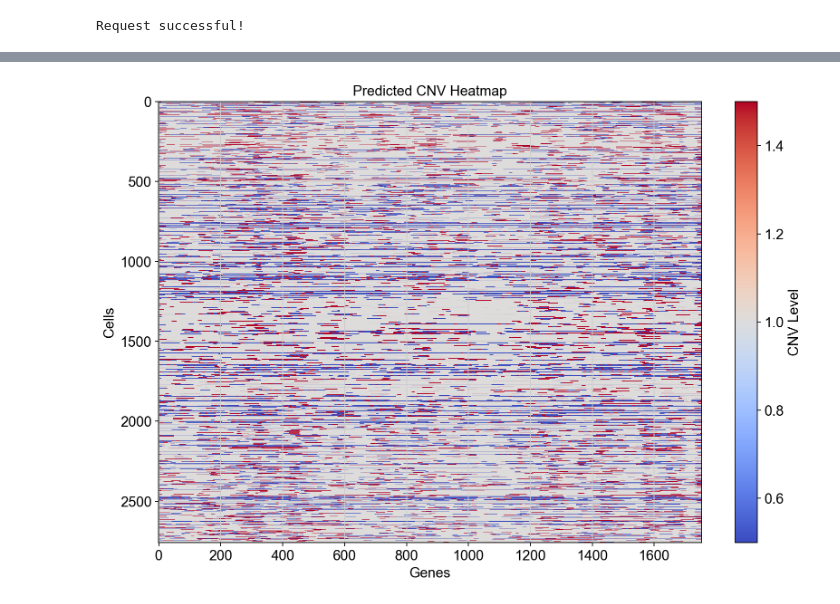
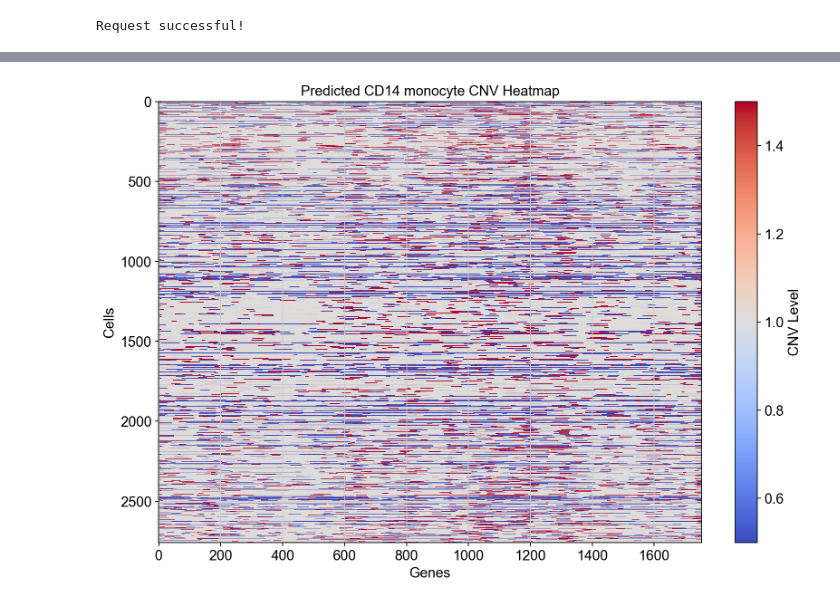
Before and after one commit to bly2/CSCB-2025-Final, a Jupyter notebook: infercnv_main.ipynb, the cells around one changed output, grey strips where cells are left out. Saved outputs shown, nothing was run; the diff lists cells and outputs as text; code cells hidden in the pictures.

```diff
--- a/infercnv_main.ipynb
+++ b/infercnv_main.ipynb
@@ -38,4 +49 @@ sc.pl.umap(adata, color='cell_type')
-# %%
-# Sort adata by chromosome and start position
-adata = adata[:,adata.var.sort_values(by=['chromosome','start']).index].copy()
 # %%
@@ -60,94 +62,4 @@ cnv_plots(adata[adata.obs['predicted_diploid']=='aneuploid'],annotation='cell_ty
 # %%
-# Approach similar to 3-state Hidden Markov Model used by the R version of InferCNV to detect genomic regions
-
-# Prepare your transition matrix and emission probabilities (mean, variance)
-# Transition matrix (3x3) for states: Deletion (0.5), Neutral (1), Amplification (1.5)
-# The transition matrix defines the probability of moving from one state to another. Here, the states are:
-# 0 (Deletion), 1 (Neutral), and 2 (Amplification). The values indicate the transition probabilities between these states.
-
-transition_matrix = np.array([
-    [1 - 5 * 0.000001, 0.000001, 0.000001],  # Transition probabilities for state 0 (Deletion)
-    [0.000001, 1 - 5 * 0.000001, 0.000001],  # Transition probabilities for state 1 (Neutral)
-    [0.000001, 0.000001, 1 - 5 * 0.000001]   # Transition probabilities for state 2 (Amplification)
-])
-
-# Mean expression values for each state (Deletion, Neutral, Amplification)
-means = np.array([0.5, 1.0, 1.5])  # These are the expected values for each state
-
-# Covariance values for each state, ensuring they are at least 1e-6 to avoid numerical issues
-covariances = np.maximum(np.array([[0.1], [0.1], [0.1]]), 1e-6)
-
-# Create the HMM model using GaussianHMM from the hmmlearn library
-adata_cells = adata[adata.obs['cell_type'] == 'CD14 monocyte']  # Select cells of type 'CD14 monocyte'
-diploid_mask = adata_cells.obs['predicted_diploid'] == 'diploid'  # Mask for diploid cells
-aneuploid_mask = adata_cells.obs['predicted_diploid'] == 'aneuploid'  # Mask for aneuploid cells
-
-exp_all = adata_cells.X.toarray()  # Get expression data for all cells
-
-# Compute the diploid reference profile by averaging the expression of diploid cells
-ref_profile = exp_all[diploid_mask].mean(axis=0)
-
-# Get expression data for aneuploid cells over the background reference
-expX = np.log1p(exp_all[aneuploid_mask] / (ref_profile + 1e-6))
-
-# Initialize the Hidden Markov Model (HMM) with 3 states (Deletion, Neutral, Amplification)
-model = hmm.GaussianHMM(n_components=3, covariance_type="diag", init_params="")
-
-# Initialize the starting probabilities for each state. Here, all states have equal probability to start with.
-model.startprob_ = np.array([1/3, 1/3, 1/3])
-
-# Set the transition matrix and emission probabilities (means and covariances) for the model
-model.transmat_ = transition_matrix
-model.means_ = means.reshape(-1, 1)  # Reshape means to match HMM expectations
-model.covars_ = covariances  # Set covariances for the states
-
-# Prepare lists to store the predicted CNV levels and states for each cell
-cnv_states_all = []
-predicted_cnv_all = []
-
-# Define CNV levels based on the hidden states: 0 -> Deletion, 1 -> Neutral, 2 -> Amplification
-cnv_levels = {0: 0.5, 1: 1.0, 2: 1.5}
-
-# Compute the mean expression across genes (used to filter out low-mean genes)
-gene_means = np.mean(expX, axis=0)
-
-# Select genes that have a mean expression greater than 0.4
-genes_to_keep = gene_means > 0.5
-expX = expX[:, genes_to_keep]
-
-# Recompute gene means after filtering
-gene_means = np.mean(expX, axis=0) + 1e-6  # Add a small epsilon to avoid division by zero
-
-# Normalize the expression data by dividing by the gene means
-expX = expX / gene_means
-
-# adata to keep track of gene order
-adata_filtered = adata_cells[aneuploid_mask].copy()
-adata_filtered = adata_filtered[:,genes_to_keep]
-
-# Iterate through each cell's expression data and predict the CNV states using the HMM model
-for cell_expr in expX:
-    cell_expr = cell_expr.reshape(-1, 1)  # Reshape for HMM input (each cell's data is one sample)
-    hidden_states = model.predict(cell_expr)  # Predict the hidden states (CNV states) for the cell
-    predicted_cnv = np.array([cnv_levels[state] for state in hidden_states])  # Map states to CNV levels
-    predicted_cnv_all.append(predicted_cnv)  # Store the predicted CNV levels for this cell
-    cnv_states_all.append(hidden_states)  # Store the predicted hidden states for this cell
-
-# Convert the list of predicted CNV levels to a numpy array
-predicted_cnv_all = np.array(predicted_cnv_all)
-
-# Plot a heatmap showing the predicted CNV levels across cells and genes
-plt.figure(figsize=(12, 8))
-plt.imshow(predicted_cnv_all, aspect='auto', cmap='coolwarm', interpolation='none')
-plt.colorbar(label='CNV Level')  # Color bar showing CNV levels
-plt.xlabel("Genes")  # Label for x-axis
-plt.ylabel("Cells")  # Label for y-axis
-plt.title("Predicted CNV Heatmap")  # Title for the heatmap
-plt.show()
-
-# Plot the distribution of normalized expression values to visualize the data spread
-plt.hist(expX.flatten(), bins=100)
-plt.title("Distribution of normalized expression values")  # Title for the histogram
-plt.show()
+adata_Mono = i3_hmm_infercnv(adata,cell_type='CD14 monocyte',cell_annotation='cell_type',diploid_annotation='predicted_diploid',logFC_threshold=0.5,plots=True)
 # %% [output]
-[figure, old version]
+[figure, new version]
```
Also changed, not shown: parts of 22 cells of this notebook, 2 other files.
